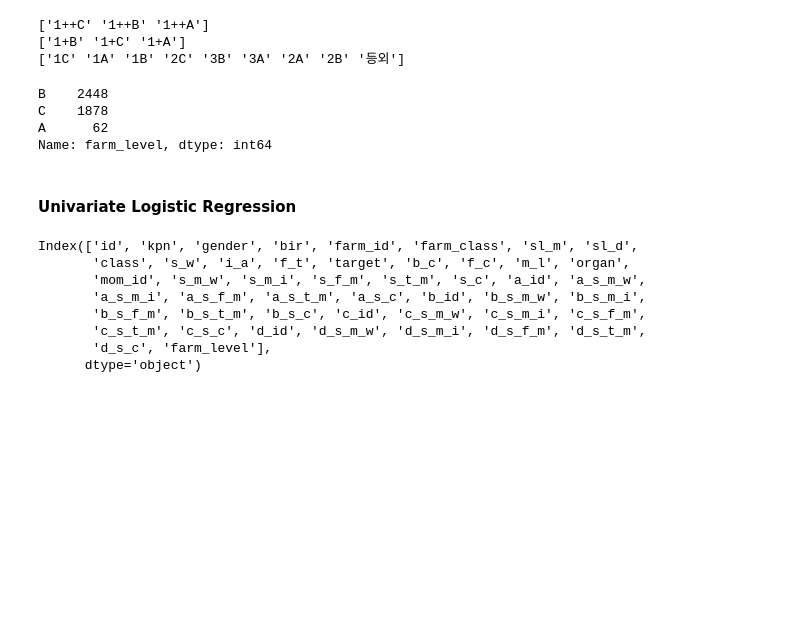
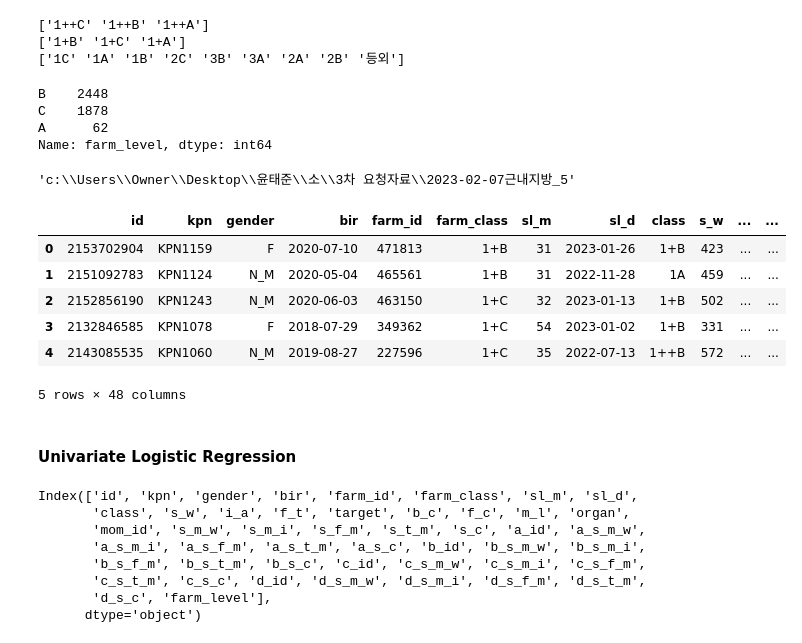
Before and after one commit to tabjun/from-22-to-23-project, a Jupyter notebook: Cow intramuscular fat/cow_5.ipynb, the cells around one changed output. Cells and saved outputs as stored; diff of their text form; code cells hidden in the pictures; blank space fills up the shorter version.

```diff
--- a/Cow intramuscular fat/cow_5.ipynb
+++ b/Cow intramuscular fat/cow_5.ipynb
@@ -305,6 +306,21 @@ A      62
 Name: farm_level, dtype: int64
 # %%
 full_df.to_csv('5대_등급추가_full_cp.csv', encoding='cp949', index=False)
+# %%
+os.getcwd()
+# %% [output]
+'c:\\Users\\Owner\\Desktop\\윤태준\\소\\3차 요청자료\\2023-02-07근내지방_5'
+# %%
+full_df = pd.read_csv('5대_등급추가_full_cp.csv', encoding='cp949')
+full_df.head()
+# %% [output]
+|  | id | kpn | gender | bir | farm_id | farm_class | sl_m | sl_d | class | s_w | ... | ... |
+| 0 | 2153702904 | KPN1159 | F | 2020-07-10 | 471813 | 1+B | 31 | 2023-01-26 | 1+B | 423 | ... | ... |
+| 1 | 2151092783 | KPN1124 | N_M | 2020-05-04 | 465561 | 1+B | 31 | 2022-11-28 | 1A | 459 | ... | ... |
+| 2 | 2152856190 | KPN1243 | N_M | 2020-06-03 | 463150 | 1+C | 32 | 2023-01-13 | 1+B | 502 | ... | ... |
+| 3 | 2132846585 | KPN1078 | F | 2018-07-29 | 349362 | 1+C | 54 | 2023-01-02 | 1+B | 331 | ... | ... |
+| 4 | 2143085535 | KPN1060 | N_M | 2019-08-27 | 227596 | 1+C | 35 | 2022-07-13 | 1++B | 572 | ... | ... |
+5 rows × 48 columns
 # %% [markdown]
 #### Univariate Logistic Regression
 # %%
```
Also changed, not shown: parts of 9 cells of this notebook, 1 other file.
